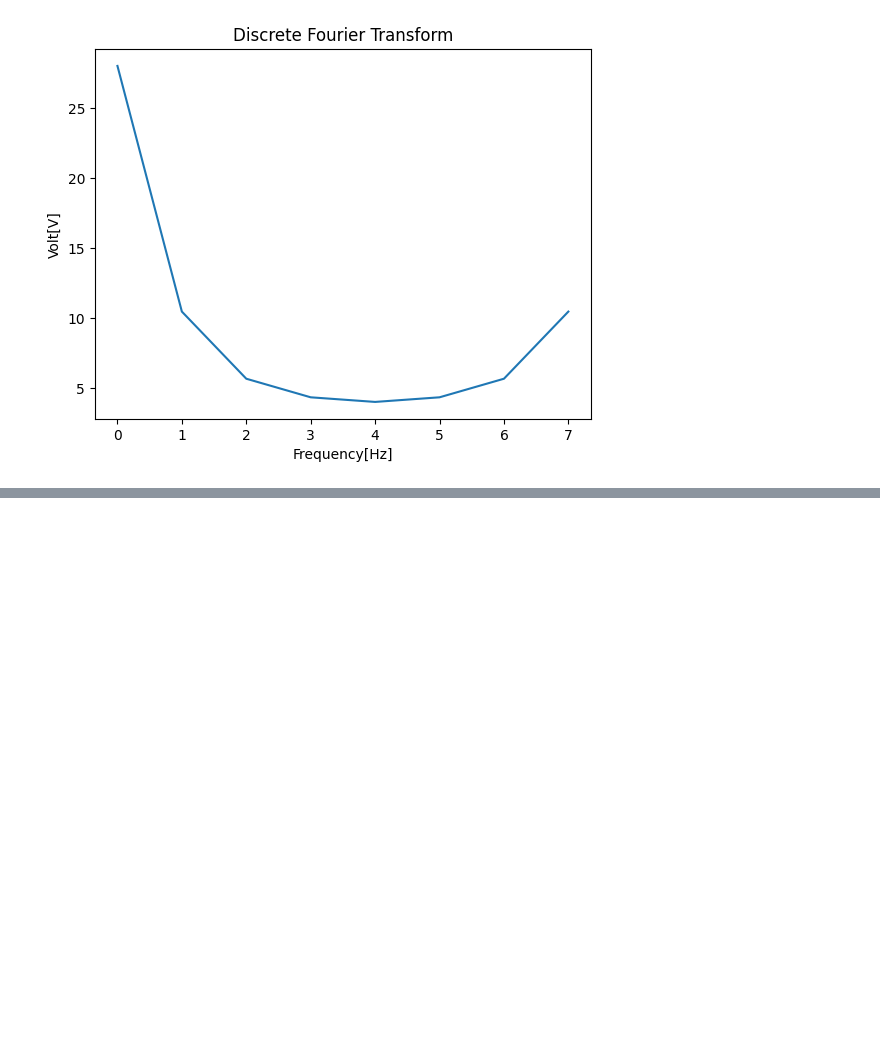
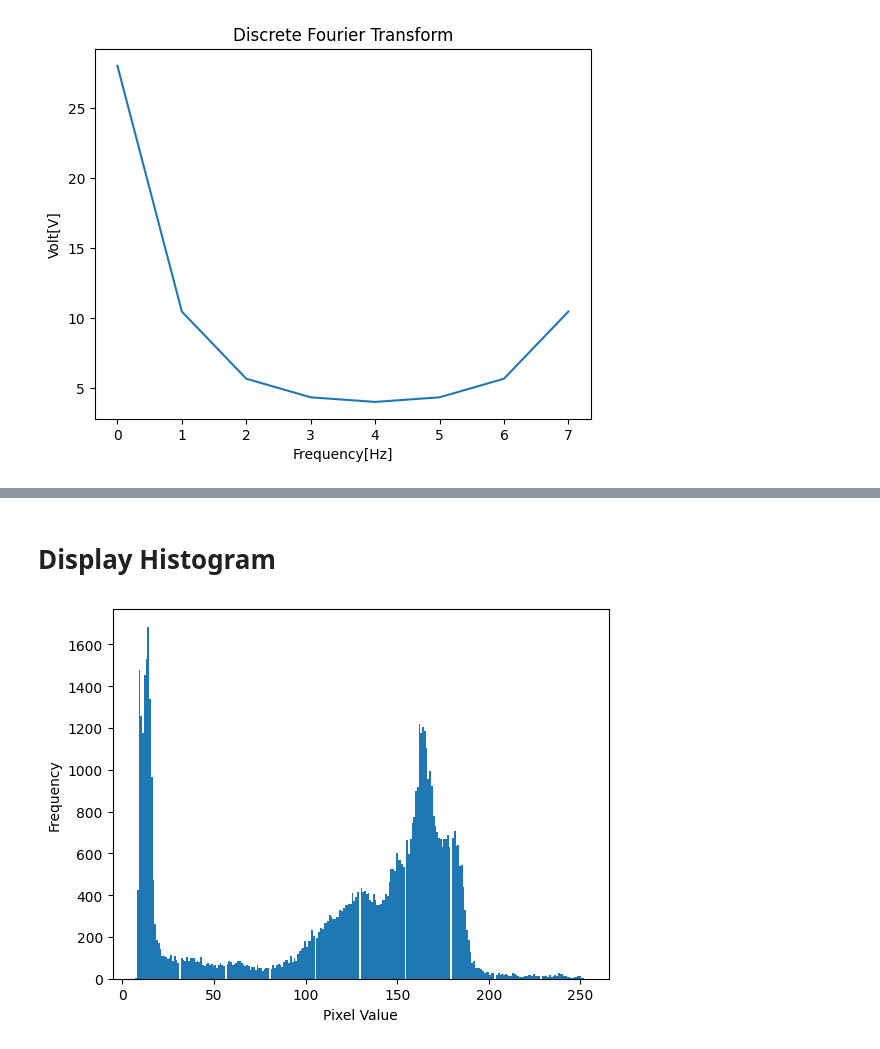
Before and after one commit to yumekasa5/Pyhton, a Jupyter notebook: jupyter/imageproc/imageproc.ipynb, the cells around one changed output, grey strips where cells are left out. Drawn from its saved outputs; the diff is of its cells as text; code cells hidden in the pictures; blank space fills up the shorter version.

```diff
--- a/jupyter/imageproc/imageproc.ipynb
+++ b/jupyter/imageproc/imageproc.ipynb
@@ -260,0 +267,12 @@ Elipicity0.5
+# %% [markdown]
+# Display Histogram
+# %%
+data = img.reshape(-1)
+plt.hist(data, bins=256)
+plt.xlim(0, 256)
+plt.ylabel('Frequency')
+plt.xlabel('Pixel Value')
+plt.savefig(inireader.result_hist_dir + '\\cameraman_hist.png')
+plt.show()
+# %% [output]
+[figure, added]
```
Also changed, not shown: parts of 5 cells of this notebook, 17 other files.
